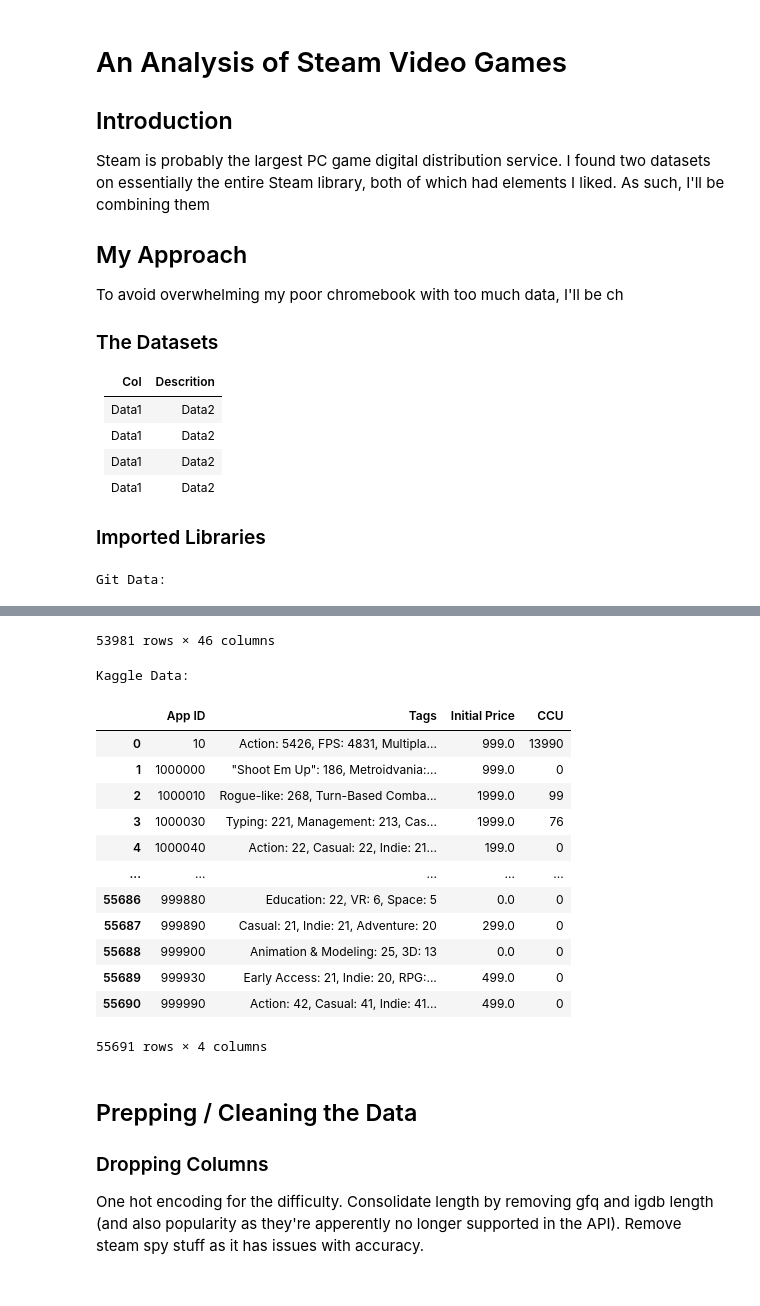
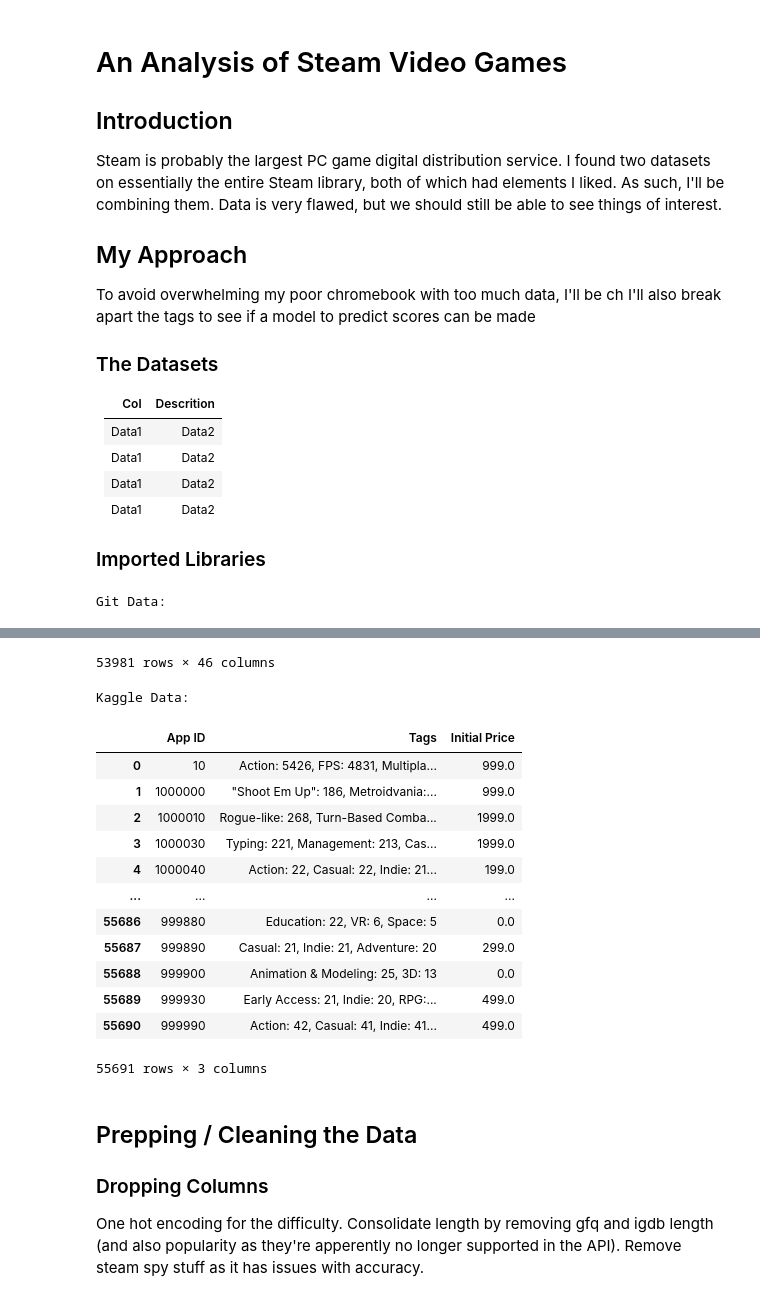
Before and after one commit to Rilay9/Rilay9.github.io, a Jupyter notebook: Steam Video Game Analysis.ipynb, the cells around one changed output, grey strips where cells are left out. Saved outputs shown, nothing was run; the diff lists cells and outputs as text; code cells hidden in the pictures.

```diff
--- a/Steam Video Game Analysis.ipynb
+++ b/Steam Video Game Analysis.ipynb
@@ -4,12 +4,12 @@
 
 ## Introduction
 
-Steam is probably the largest PC game digital distribution service. I found two datasets on essentially the entire Steam library, both of which had elements I liked. As such, I'll be combining them
+Steam is probably the largest PC game digital distribution service. I found two datasets on essentially the entire Steam library, both of which had elements I liked. As such, I'll be combining them. Data is very flawed, but we should still be able to see things of interest.
 
 ## My Approach
 
 To avoid overwhelming my poor chromebook with too much data, I'll be ch
-
+I'll also break apart the tags to see if a model to predict scores can be made
 ### The Datasets
 
 Col |Descrition
@@ -25,47 +25,48 @@ Data1|Data2
 # Import the appropriate libraries
 import pandas as pd
 import numpy as np
 import seaborn as sns
 import matplotlib.pyplot as plt
+from ast import literal_eval
 
 # To save time and steps, I only imported relevant columns from the csv. Notice how I set
 # the delimiter to ';' as the data wasn't comma-separated.
 game_data_git = pd.read_json("https://github.com/leinstay/steamdb/raw/main/steamdb.json")
 game_data_kag = pd.read_csv("steam_games.csv", delimiter=";", dtype= {'Initial Price': float},
-                            usecols=['App ID', 'Tags', 'Initial Price', 'CCU'])
+                            usecols=['App ID', 'Tags', 'Initial Price'])
 print("\nGit Data:\n")
 display(game_data_git)
 print("\n\nKaggle Data:\n")
 display(game_data_kag)
 # %% [output]
 Git Data:
 |  | sid | store_url | store_promo_url | store_uscore | published_store | published_meta | published_stsp | ... |
 | 0 | 10 | https://store.steampowered.com/ap... | https://www.youtube.com/watch?v=o... | 97.0 | 2000-11-01 | 2000-11-08 | 2000-11-01 | ... |
 | 1 | 20 | https://store.steampowered.com/ap... | None | 84.0 | 1999-04-01 | 1999-04-07 | 1999-04-01 | ... |
 | 2 | 30 | https://store.steampowered.com/ap... | https://www.youtube.com/watch?v=j... | 90.0 | 2003-05-01 | 2003-05-06 | 2003-05-01 | ... |
 | 3 | 40 | https://store.steampowered.com/ap... | https://www.youtube.com/watch?v=j... | 82.0 | 2001-06-01 | 2001-06-07 | 2001-06-01 | ... |
 | 4 | 50 | https://store.steampowered.com/ap... | https://www.youtube.com/watch?v=Z... | 95.0 | 1999-11-01 | 1999-10-31 | 1999-11-01 | ... |
 | ... | ... | ... | ... | ... | ... | ... | ... | ... |
 | 53976 | 1966310 | https://store.steampowered.com/ap... | None | NaN | 2022-04-22 | None | None | ... |
 | 53977 | 1971880 | https://store.steampowered.com/ap... | None | NaN | 2022-04-22 | None | None | ... |
 | 53978 | 1971980 | https://store.steampowered.com/ap... | None | NaN | 2022-04-21 | None | None | ... |
 | 53979 | 1976030 | https://store.steampowered.com/ap... | None | NaN | 2022-04-24 | None | None | ... |
 | 53980 | 1979280 | https://store.steampowered.com/ap... | None | NaN | 2022-04-26 | None | None | ... |
 53981 rows × 46 columns
 Kaggle Data:
-|  | App ID | Tags | Initial Price | CCU |
-| 0 | 10 | Action: 5426, FPS: 4831, Multipla... | 999.0 | 13990 |
-| 1 | 1000000 | "Shoot Em Up": 186, Metroidvania:... | 999.0 | 0 |
-| 2 | 1000010 | Rogue-like: 268, Turn-Based Comba... | 1999.0 | 99 |
-| 3 | 1000030 | Typing: 221, Management: 213, Cas... | 1999.0 | 76 |
-| 4 | 1000040 | Action: 22, Casual: 22, Indie: 21... | 199.0 | 0 |
-| ... | ... | ... | ... | ... |
-| 55686 | 999880 | Education: 22, VR: 6, Space: 5 | 0.0 | 0 |
-| 55687 | 999890 | Casual: 21, Indie: 21, Adventure: 20 | 299.0 | 0 |
-| 55688 | 999900 | Animation & Modeling: 25, 3D: 13 | 0.0 | 0 |
-| 55689 | 999930 | Early Access: 21, Indie: 20, RPG:... | 499.0 | 0 |
-| 55690 | 999990 | Action: 42, Casual: 41, Indie: 41... | 499.0 | 0 |
+|  | App ID | Tags | Initial Price |
+| 0 | 10 | Action: 5426, FPS: 4831, Multipla... | 999.0 |
+| 1 | 1000000 | "Shoot Em Up": 186, Metroidvania:... | 999.0 |
+| 2 | 1000010 | Rogue-like: 268, Turn-Based Comba... | 1999.0 |
+| 3 | 1000030 | Typing: 221, Management: 213, Cas... | 1999.0 |
+| 4 | 1000040 | Action: 22, Casual: 22, Indie: 21... | 199.0 |
+| ... | ... | ... | ... |
+| 55686 | 999880 | Education: 22, VR: 6, Space: 5 | 0.0 |
+| 55687 | 999890 | Casual: 21, Indie: 21, Adventure: 20 | 299.0 |
+| 55688 | 999900 | Animation & Modeling: 25, 3D: 13 | 0.0 |
+| 55689 | 999930 | Early Access: 21, Indie: 20, RPG:... | 499.0 |
+| 55690 | 999990 | Action: 42, Casual: 41, Indie: 41... | 499.0 |
-55691 rows × 4 columns
+55691 rows × 3 columns
 # %% [markdown]
 ## Prepping / Cleaning the Data
 
```
Also changed, not shown: parts of 9 cells of this notebook.
